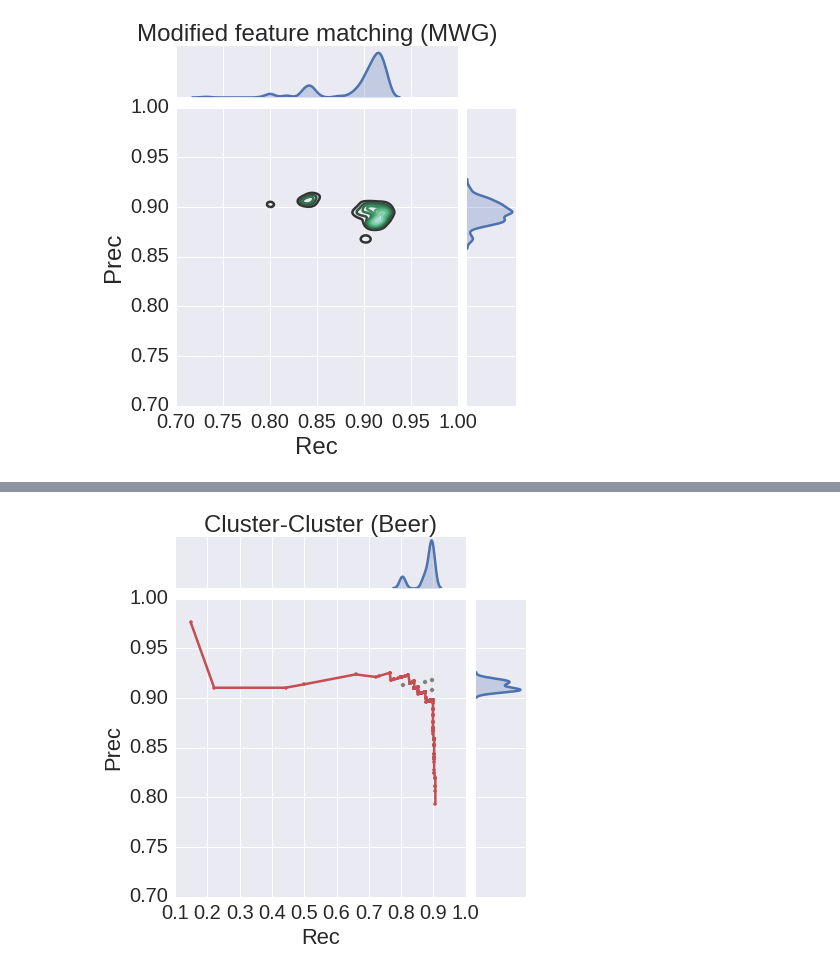
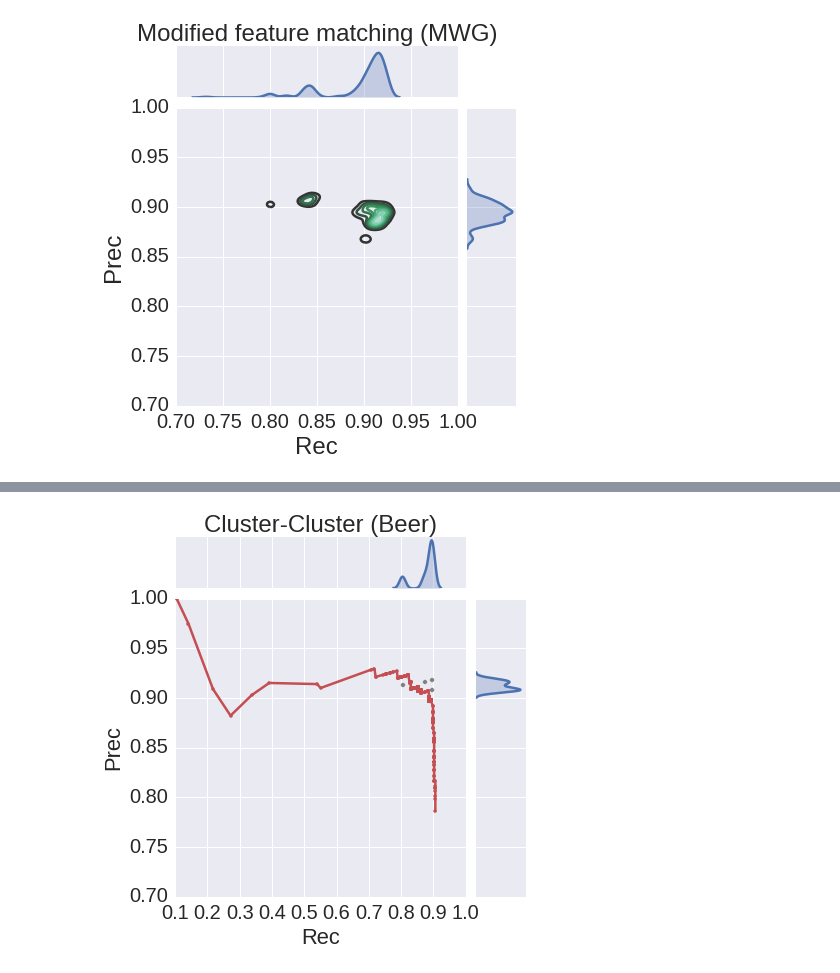
Before and after one commit to sdrogers/metabolomics_tools, a Jupyter notebook: alignment/notebooks/Beer3pos_experiment.ipynb, the cells around one changed output, grey strips where cells are left out. Cells and saved outputs as stored; diff of their text form; code cells hidden in the pictures.

Commit message:
updated results
Former-commit-id: 8eb2532fd6f1924af2423da1707314ddb992509b

```diff
--- a/alignment/notebooks/Beer3pos_experiment.ipynb
+++ b/alignment/notebooks/Beer3pos_experiment.ipynb
@@ -87,4 +125,3 @@ Loaded from pickles/beer3pos/training_list.p
 # %%
-testing_list = load_or_create_filelist('pickles/beer3pos/testing_list.p', combined_list, n_iter, n_files)
-testing_list = []
+testing_list = load_or_create_filelist('pickles/beer3pos_new/testing_list.p', combined_list, n_iter, n_files)
 # %% [output]
@@ -97,3 +150,3 @@ Loaded from pickles/beer3pos/res_match_feature.p
 # %%
-exp_results_1b = run_experiment(1, training_list, testing_list, param_list, 'pickles/beer3pos/res_match_cluster.p', hp, evaluation_method, transformation_file, gt_file)
+exp_results_1b = run_experiment(1, training_list, testing_list, param_list, 'pickles/beer3pos_new/res_match_cluster.p', hp, evaluation_method, transformation_file, gt_file)
 # %% [output]
@@ -130,2 +290,2 @@ def second_stage_clustering(training_list, i):
 # %%
-df1 = pd.read_pickle('pickles/beer3pos/df1.p')
+cluster_cluster = pd.read_pickle('pickles/beer3pos_new/cluster_cluster.p')
@@ -206,17 +405,0 @@ Name: 2, dtype: float64, (2.0, 15.0, 247.0, 22.0, 29.0, 0.9182156133828996, 0.89
-# %%
-def plot_scatter(exp_res, idx, df, title):
-    item = exp_res[idx]
-    training_data, training_df, best_training_row, match_res = item
-    training_df = training_df.reset_index(drop=True)
-    g = sns.JointGrid(x="Rec", y="Prec", data=training_df)
-    g = g.plot_joint(plt.scatter, color=".5", edgecolor="white")
-    plt.figure(g.fig.number)
-    plt.plot(df.Rec, df.Prec, '.r-')
-    # g = g.plot_marginals(sns.distplot, kde=False, color=".5")
-    g = g.plot_marginals(sns.kdeplot, shade=True)
-    ax = g.ax_joint
-    ax.set_xlabel('Rec')
-    ax.set_ylabel('Prec')
-    ax.set_ylim([0.7, 1.0])
-    ax = g.ax_marg_x
-    ax.set_title(title)
@@ -227,4 +406,4 @@ plot_scatter(exp_results_1a, 0, df1, 'Title')
 # %%
-plot_scatter(exp_results_1b, 0, df1, 'Cluster-Cluster (Beer)')
+plot_scatter(exp_results_1b, 0, cluster_cluster, 'Cluster-Cluster (Beer)')
 # %% [output]
-[figure, old version]
+[figure, new version]
```
Also changed, not shown: parts of 19 cells of this notebook, 27 other files.
